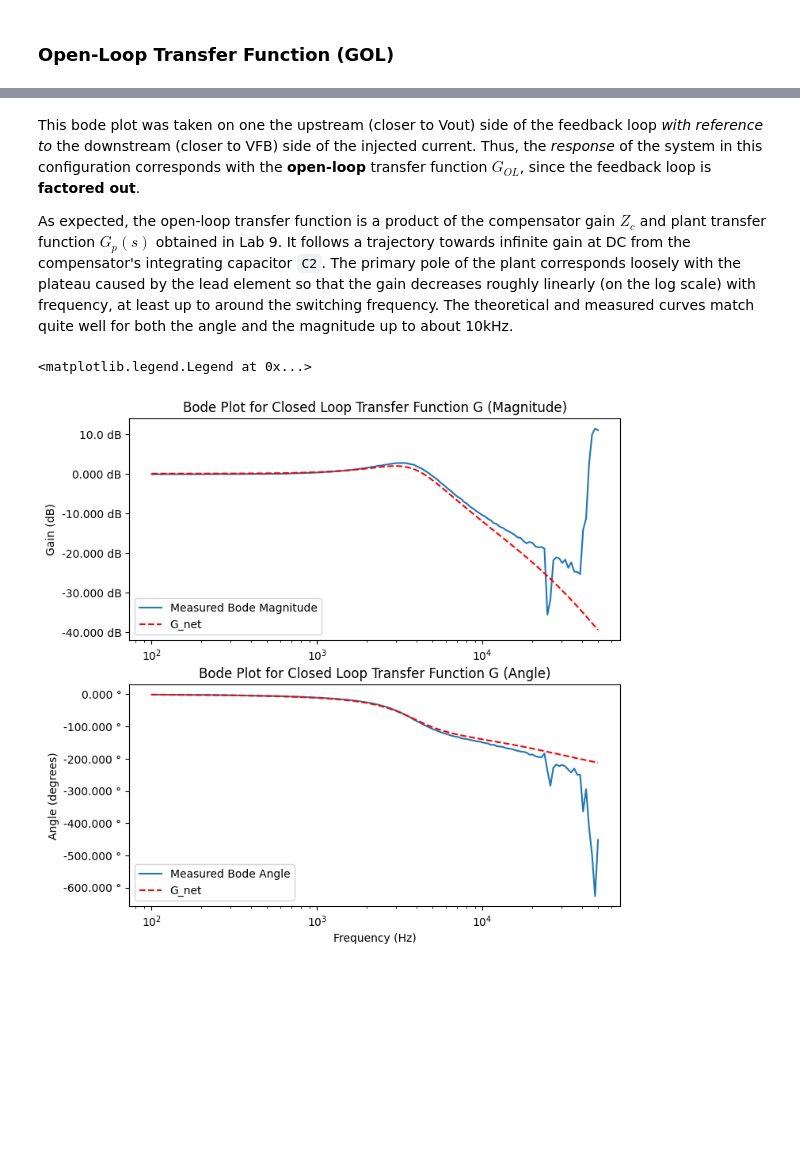
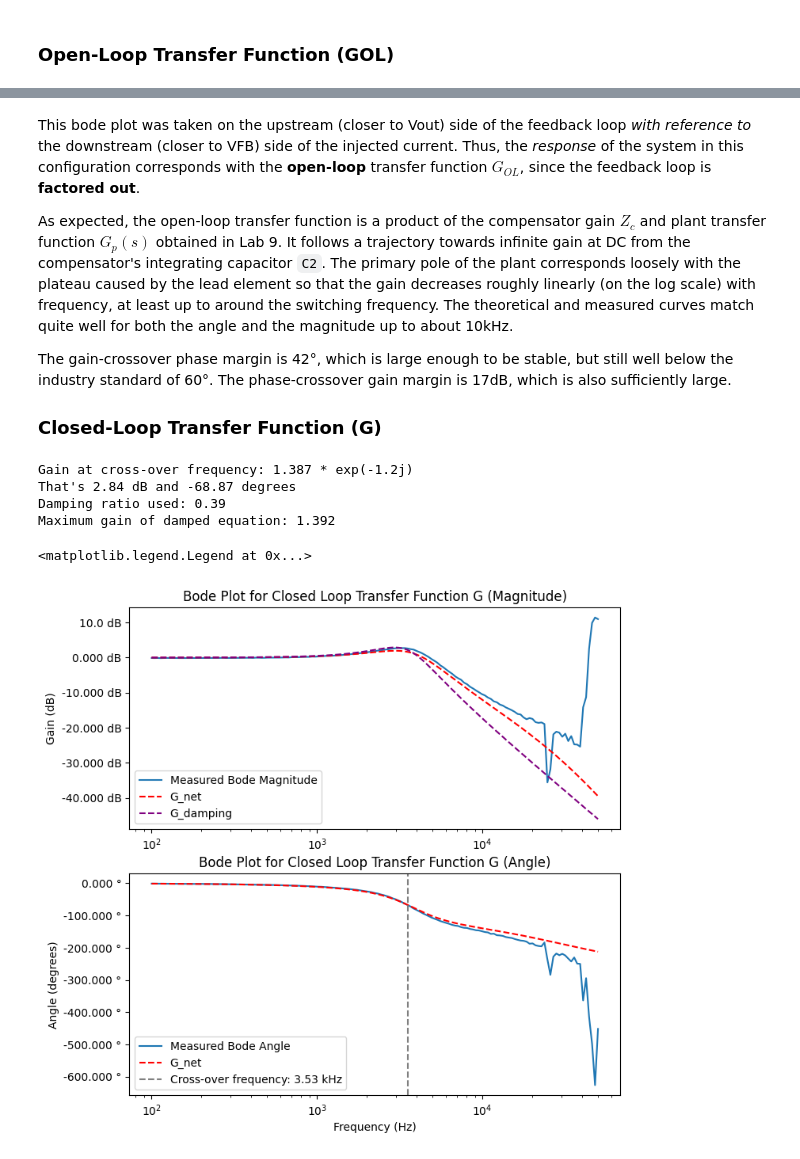
Before and after one commit to ianeyk/power-electronics, a Jupyter notebook: Lab 10/Lab10_report.ipynb, the cells around one changed output, grey strips where cells are left out. Saved outputs shown, nothing was run; the diff lists cells and outputs as text; code cells hidden in the pictures; blank space fills up the shorter version.

Commit message:
add damping ratio calculation

```diff
--- a/Lab 10/Lab10_report.ipynb
+++ b/Lab 10/Lab10_report.ipynb
@@ -160,21 +160,46 @@ Name: Frequency (Hz), dtype: float64
 # %% [markdown]
-This bode plot was taken on one the upstream (closer to Vout) side of the feedback loop *with reference to* the downstream (closer to VFB) side of the injected current. Thus, the *response* of the system in this configuration corresponds with the **open-loop** transfer function $G_{OL}$, since the feedback loop is **factored out**.
+This bode plot was taken on the upstream (closer to Vout) side of the feedback loop *with reference to* the downstream (closer to VFB) side of the injected current. Thus, the *response* of the system in this configuration corresponds with the **open-loop** transfer function $G_{OL}$, since the feedback loop is **factored out**.
 
 As expected, the open-loop transfer function is a product of the compensator gain $Z_c$ and plant transfer function $G_p(s)$ obtained in Lab 9. It follows a trajectory towards infinite gain at DC from the compensator's integrating capacitor `C2`. The primary pole of the plant corresponds loosely with the plateau caused by the lead element so that the gain decreases roughly linearly (on the log scale) with frequency, at least up to around the switching frequency. The theoretical and measured curves match quite well for both the angle and the magnitude up to about 10kHz.
+
+The gain-crossover phase margin is 42°, which is large enough to be stable, but still well below the industry standard of 60°.
+The phase-crossover gain margin is 17dB, which is also sufficiently large.
+
+### Closed-Loop Transfer Function (G)
 # %%
 w = closed_loop_bode["Frequency (Hz)"]
 G_new = G * Zc / (1 + G * Zc)
+
+GOL_gc = np.exp(1j * np.deg2rad(-180 + open_loop_gc_phase_margin))
+G_gc = GOL_gc / (1 + GOL_gc)
+print(f"Gain at cross-over frequency: {np.round(np.abs(G_gc), 3)} * exp({np.round(np.angle(G_gc), 2)}j)")
+print(f"That's {np.round(to_decibels(np.abs(G_gc)), 2)} dB and {np.round(np.angle(G_gc, deg = True), 2)} degrees")
+
+zeta = 0.39
+w_gc = open_loop_gc_freq
+G_damping = w_gc ** 2 / ((1j * w) ** 2 + 2 * zeta * w_gc * 1j * w + w_gc ** 2)
+print(f"Damping ratio used: {zeta}")
+print(f"Maximum gain of damped equation: {np.round(max(np.abs(G_damping)), 3)}")
 
 fig, (ax1, ax2) = plt.subplots(nrows = 2, ncols = 1, sharex = False, sharey = False, figsize = (8, 8))
 helper.axes_labels("", "Hz", "Gain (dB)", "dB", title = "Bode Plot for Closed Loop Transfer Function G (Magnitude)", ax = ax1)
 ax1.semilogx(closed_loop_bode["Frequency (Hz)"], closed_loop_bode["Channel 2 Magnitude (dB)"], linestyle = "solid", label = "Measured Bode Magnitude")
 ax1.semilogx(closed_loop_bode["Frequency (Hz)"], to_decibels(G_new), linestyle = "dashed", color = "red", label = "G_net")
+ax1.semilogx(w, to_decibels(G_damping), linestyle = "dashed", color = "purple", label = "G_damping")
+# ax1.axhline(y = to_decibels(np.abs(G_gc)), linestyle = "dashed", color = "black", label = f"Gain at cross-over frequency: {np.round(to_decibels(np.abs(G_gc)), 2)}dB")
+# ax1.axvline(x = open_loop_gc_freq, linestyle = "dashed", color = "grey", label = f"Cross-over frequency: {si_format(open_loop_gc_freq, precision = 2)}Hz")
 ax1.legend(loc = "lower left")
 
 helper.axes_labels("Frequency (Hz)", "Hz", "Angle (degrees)", "°", title = "Bode Plot for Closed Loop Transfer Function G (Angle)", ax = ax2)
 ax2.semilogx(closed_loop_bode["Frequency (Hz)"], np.unwrap(closed_loop_bode["Channel 2 Phase (deg)"], period = 360), linestyle = "solid", label = "Measured Bode Angle")
 ax2.semilogx(closed_loop_bode["Frequency (Hz)"], np.unwrap(np.angle(G_new, deg = True), period = 360), linestyle = "dashed", color = "red", label = "G_net")
+ax2.axvline(x = open_loop_gc_freq, linestyle = "dashed", color = "grey", label = f"Cross-over frequency: {si_format(open_loop_gc_freq, precision = 2)}Hz")
+# ax2.axhline(y = -90, linestyle = "dashed", color = "black")
 ax2.legend(loc = "lower left")
 # %% [output]
-<matplotlib.legend.Legend at 0x...>
+Gain at cross-over frequency: 1.387 * exp(-1.2j)
+That's 2.84 dB and -68.87 degrees
+Damping ratio used: 0.39
+Maximum gain of damped equation: 1.392
+<matplotlib.legend.Legend at 0x...>
-[figure, old version]
+[figure, new version]
```
Also changed, not shown: parts of 2 cells of this notebook.
